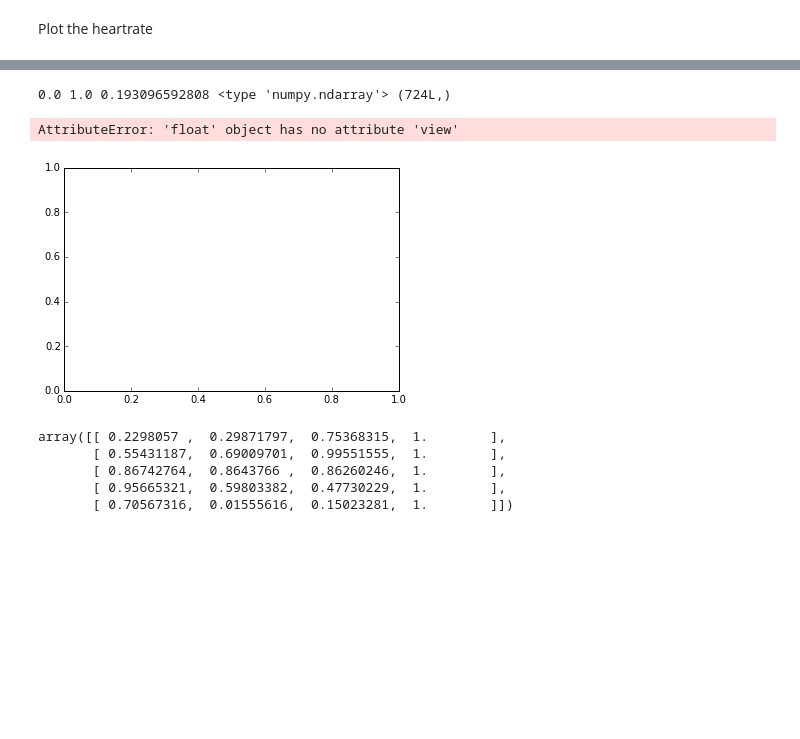
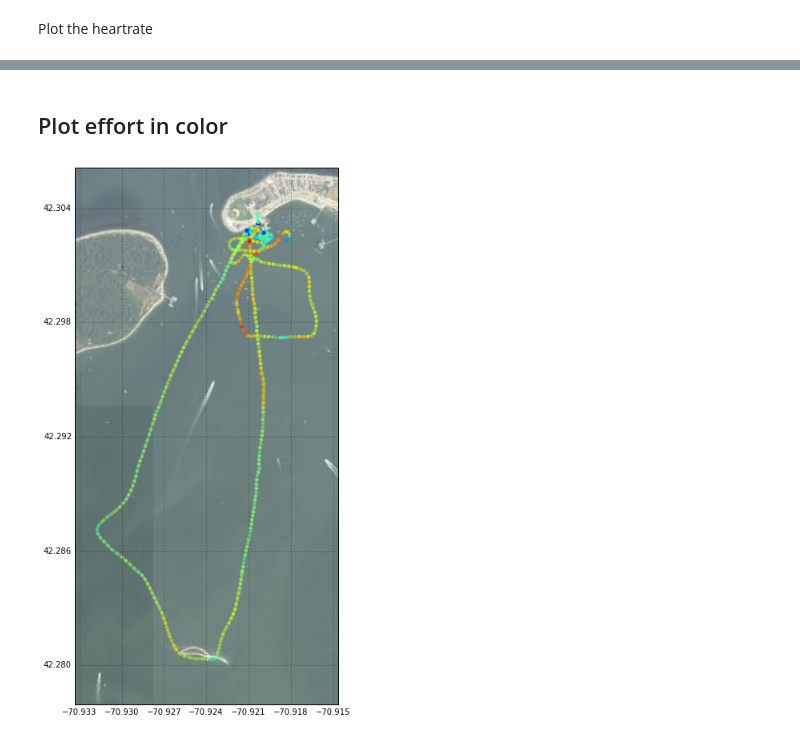
Before and after one commit to csherwood-usgs/IPython_notebook_examples, a Jupyter notebook: read_garmin_gpx_calc_effort.ipynb, the cells around one changed output, grey strips where cells are left out. Saved outputs shown, nothing was run; the diff lists cells and outputs as text; code cells hidden in the pictures; blank space fills up the shorter version.

```diff
--- a/read_garmin_gpx_calc_effort.ipynb
+++ b/read_garmin_gpx_calc_effort.ipynb
@@ -152,21 +158,40 @@ gl.ylabels_right = False
-# %%
-ax = plt.figure()
-se = (eff - eff.min()) / eff.ptp()
-print se.min(),se.max(),se[0],type(se),np.shape(se)
-# colors = plt.cm.coolwarm(se) # this wants se to be integer
-plt.scatter(lons,lats,marker='o',c=eff,cmap=plt.cm.coolwarm);
-# %% [output]
-0.0 1.0 0.193096592808 <type 'numpy.ndarray'> (724L,)
-AttributeError: 'float' object has no attribute 'view'
-[figure, removed]
-# %%
-t = np.linspace(0, 1, 5)
-t
-
-plt.cm.coolwarm(t)
-# %% [output]
-array([[ 0.2298057 ,  0.29871797,  0.75368315,  1.        ],
-       [ 0.55431187,  0.69009701,  0.99551555,  1.        ],
-       [ 0.86742764,  0.8643766 ,  0.86260246,  1.        ],
-       [ 0.95665321,  0.59803382,  0.47730229,  1.        ],
-       [ 0.70567316,  0.01555616,  0.15023281,  1.        ]])
+# %% [markdown]
+<h2>Plot effort in color</h2>
+# %%
+import cartopy.crs as ccrs
+from cartopy.io.img_tiles import MapQuestOpenAerial
+
+geodetic = ccrs.Geodetic(globe=ccrs.Globe(datum='WGS84'))
+b=np.array([lon.min(), lat.min(), lon.max(), lat.max()])
+
+plt.figure(figsize=(12,12))
+# Open Source Imagery from MapQuest (max zoom = 16?)
+tiler = MapQuestOpenAerial()
+# Open Street Map (max zoom = 18?)
+#tiler = OSM()
+ax = plt.axes(projection=tiler.crs)
+dx=b[2]-b[0]
+dy=b[3]-b[1]
+extent = (b[0]-0.1*dx,b[2]+0.1*dx,b[1]-0.1*dy,b[3]+0.1*dy)
+ax.set_extent(extent, geodetic)
+ax.add_image(tiler, 14)
+# sheesh, this is embarassing
+# 1) clip lat/lon and hr to length of other stuff (should actually interpolate to centerpoint)
+lons = lon[1:]
+lats = lat[1:]
+# this does not work:
+# plt.plot(lons,lats,transform=ccrs.PlateCarree(),marker='o',c=eff);
+# nor does this:
+# for i in np.arange(len(lons)):
+#   plt.plot(lons[i],lats[i],transform=ccrs.PlateCarree(),marker='o',c=eff[i]);
+# or this
+# ax.scatter(lons,lats,marker='o',c=eff);
+# Filipe's solution:
+kw = dict(alpha=0.5, lw=0 )
+ax.scatter(lons,lats,transform=ccrs.PlateCarree(),marker='o',c=eff.tolist(),**kw);
+gl=ax.gridlines(draw_labels=True)
+gl.xlabels_top = False
+gl.ylabels_right = False
+#plt.savefig('snow_row_map.png')
+# %% [output]
+[figure, added]
```
Also changed, not shown: parts of 10 cells of this notebook, 1 other file.
